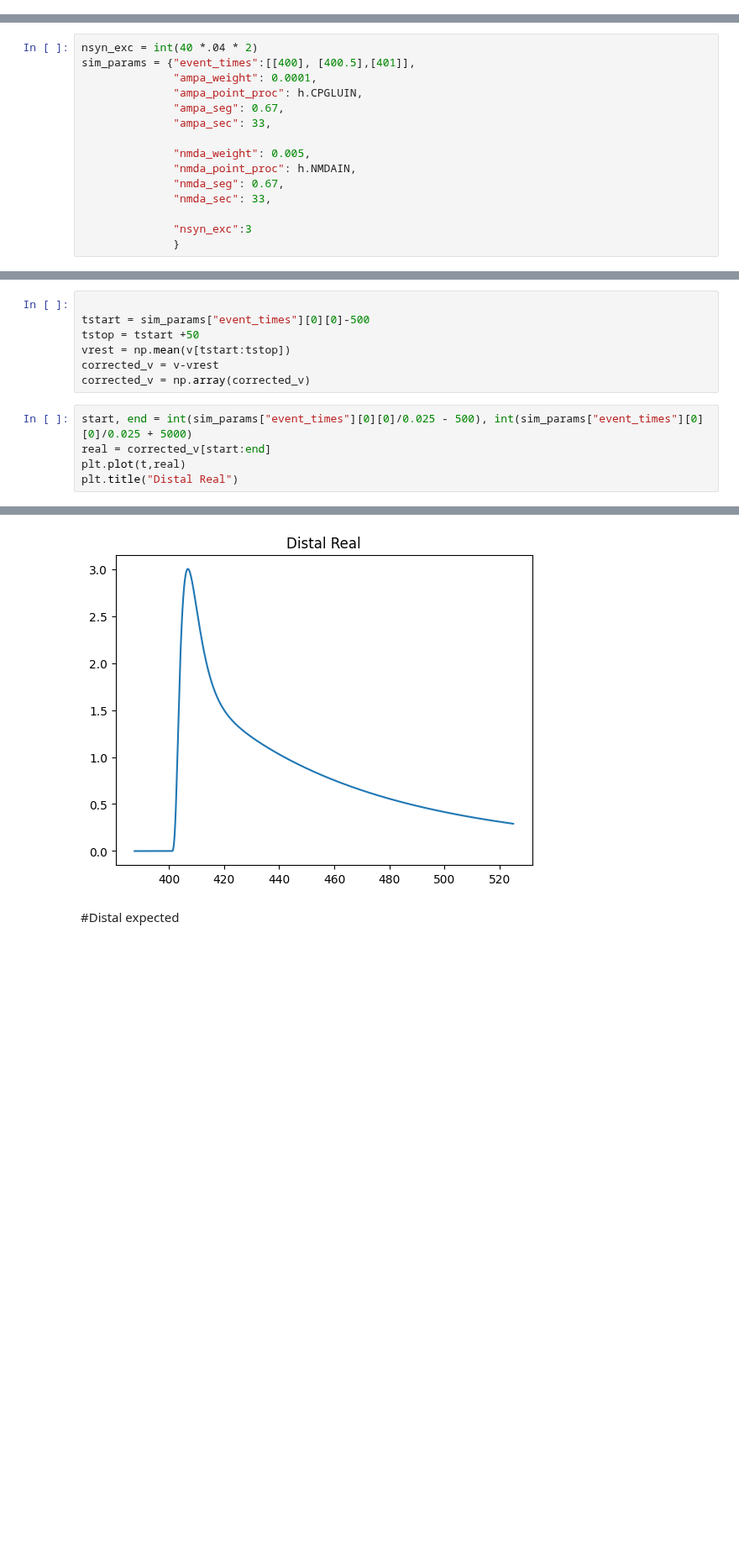
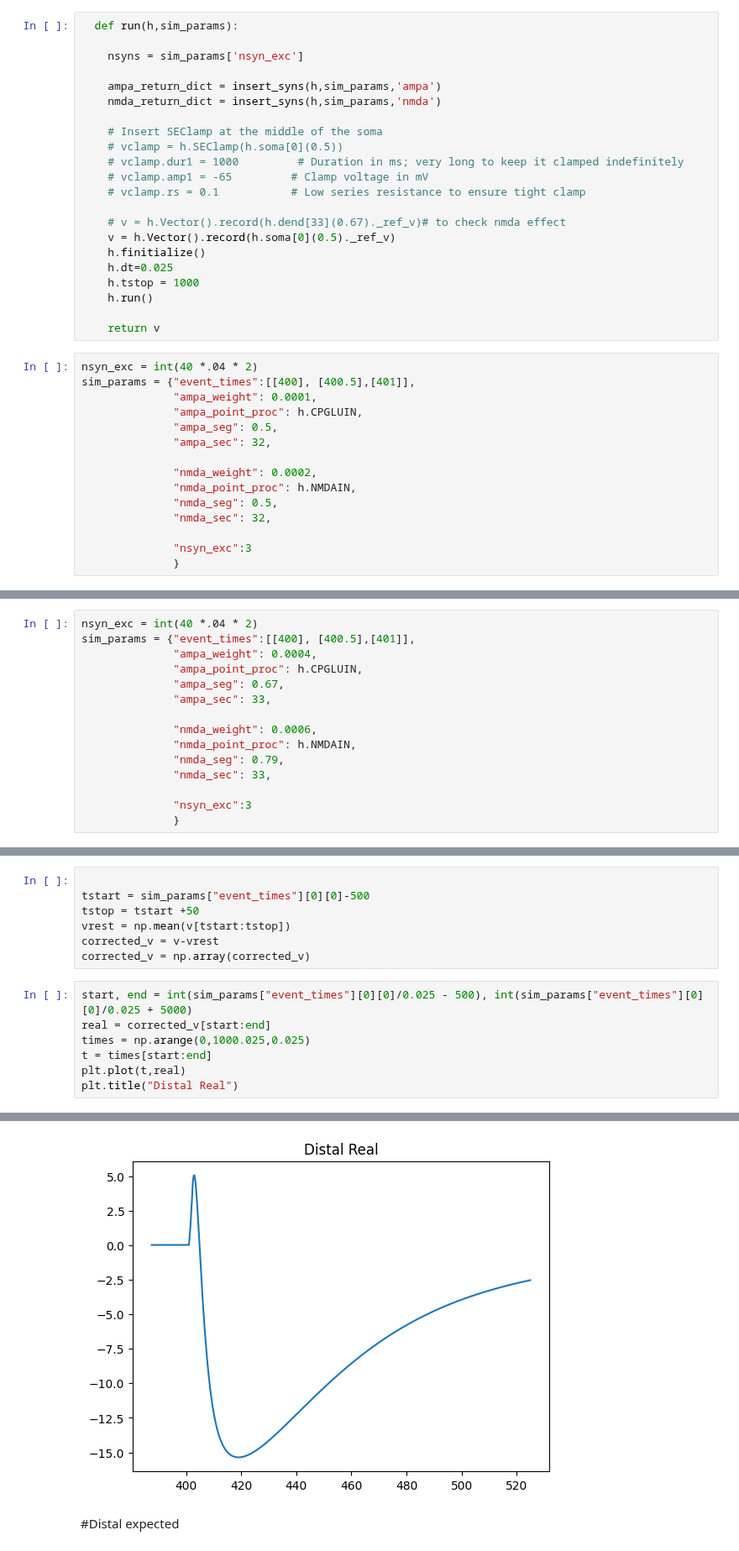
Before and after one commit to ddopp4877/single-cell-tuning, a Jupyter notebook: test_cell_with_syns.ipynb, the cells around one changed output, grey strips where cells are left out. Shown at 84% size. Saved outputs shown, nothing was run; the diff lists cells and outputs as text; blank space fills up the shorter version.

```diff
--- a/test_cell_with_syns.ipynb
+++ b/test_cell_with_syns.ipynb
@@ -208,3 +208,40 @@ def insert_syns(h,sim_params,name):
                   "ncs":ncs}
 
   return return_dict
+# %%
+  def run(h,sim_params):
+
+    nsyns = sim_params['nsyn_exc']
+
+    ampa_return_dict = insert_syns(h,sim_params,'ampa')
+    nmda_return_dict = insert_syns(h,sim_params,'nmda')
+
+    # Insert SEClamp at the middle of the soma
+    # vclamp = h.SEClamp(h.soma[0](0.5))
+    # vclamp.dur1 = 1000         # Duration in ms; very long to keep it clamped indefinitely
+    # vclamp.amp1 = -65         # Clamp voltage in mV
+    # vclamp.rs = 0.1           # Low series resistance to ensure tight clamp
+
+    # v = h.Vector().record(h.dend[33](0.67)._ref_v)# to check nmda effect
+    v = h.Vector().record(h.soma[0](0.5)._ref_v)
+    h.finitialize()
+    h.dt=0.025
+    h.tstop = 1000
+    h.run()
+
+    return v
+# %%
+nsyn_exc = int(40 *.04 * 2)
+sim_params = {"event_times":[[400], [400.5],[401]],
+              "ampa_weight": 0.0001,
+              "ampa_point_proc": h.CPGLUIN,
+              "ampa_seg": 0.5,
+              "ampa_sec": 32,
+
+              "nmda_weight": 0.0002,
+              "nmda_point_proc": h.NMDAIN,
+              "nmda_seg": 0.5,
+              "nmda_sec": 32,
+
+              "nsyn_exc":3
+              }
@@ -342,14 +394,14 @@ plt.show()
 # %%
 nsyn_exc = int(40 *.04 * 2)
 sim_params = {"event_times":[[400], [400.5],[401]],
-              "ampa_weight": 0.0001,
+              "ampa_weight": 0.0004,
               "ampa_point_proc": h.CPGLUIN,
               "ampa_seg": 0.67,
               "ampa_sec": 33,
 
-              "nmda_weight": 0.005,
+              "nmda_weight": 0.0006,
               "nmda_point_proc": h.NMDAIN,
-              "nmda_seg": 0.67,
+              "nmda_seg": 0.79,
               "nmda_sec": 33,
 
               "nsyn_exc":3
@@ -368,11 +420,13 @@ corrected_v = np.array(corrected_v)
 # %%
 start, end = int(sim_params["event_times"][0][0]/0.025 - 500), int(sim_params["event_times"][0][0]/0.025 + 5000)
 real = corrected_v[start:end]
+times = np.arange(0,1000.025,0.025)
+t = times[start:end]
 plt.plot(t,real)
 plt.title("Distal Real")
 # %% [output]
 Text(0.5, 1.0, 'Distal Real')
-[figure, old version]
+[figure, new version]
 # %% [markdown]
 #Distal expected
 # %%
```
Also changed, not shown: parts of 30 cells of this notebook.
